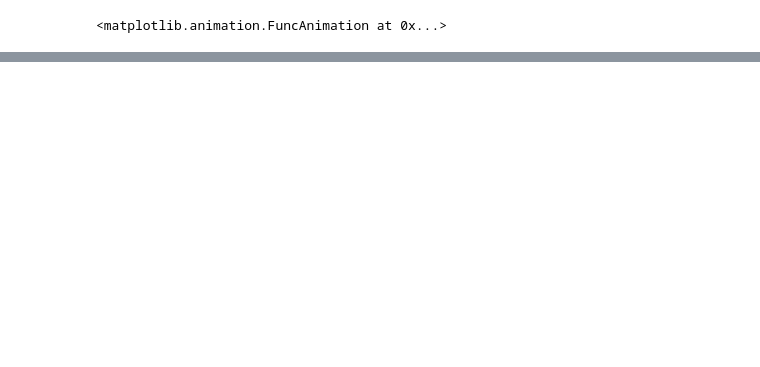
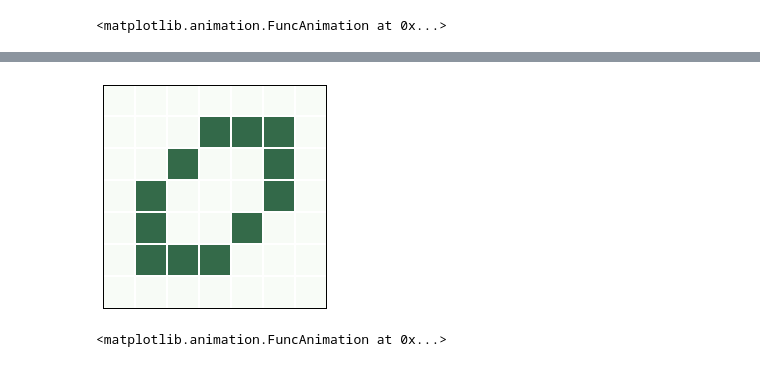
Before and after one commit to megsaysrawr/ThinkComplexity2, a Jupyter notebook: code/chap06.ipynb, the cells around one changed output, grey strips where cells are left out. Saved outputs shown, nothing was run; the diff lists cells and outputs as text; code cells hidden in the pictures; blank space fills up the shorter version.

```diff
--- a/code/chap06.ipynb
+++ b/code/chap06.ipynb
@@ -396,0 +402,10 @@ animbb
+# %%
+# Solution goes here
+animme = viewme.animate(frames=4, interval=400, grid=True)
+# %% [output]
+[figure, added]
+# %%
+# Solution goes here
+animme
+# %% [output]
+<matplotlib.animation.FuncAnimation at 0x...>
```
Also changed, not shown: parts of 9 cells of this notebook, 18 other files.
